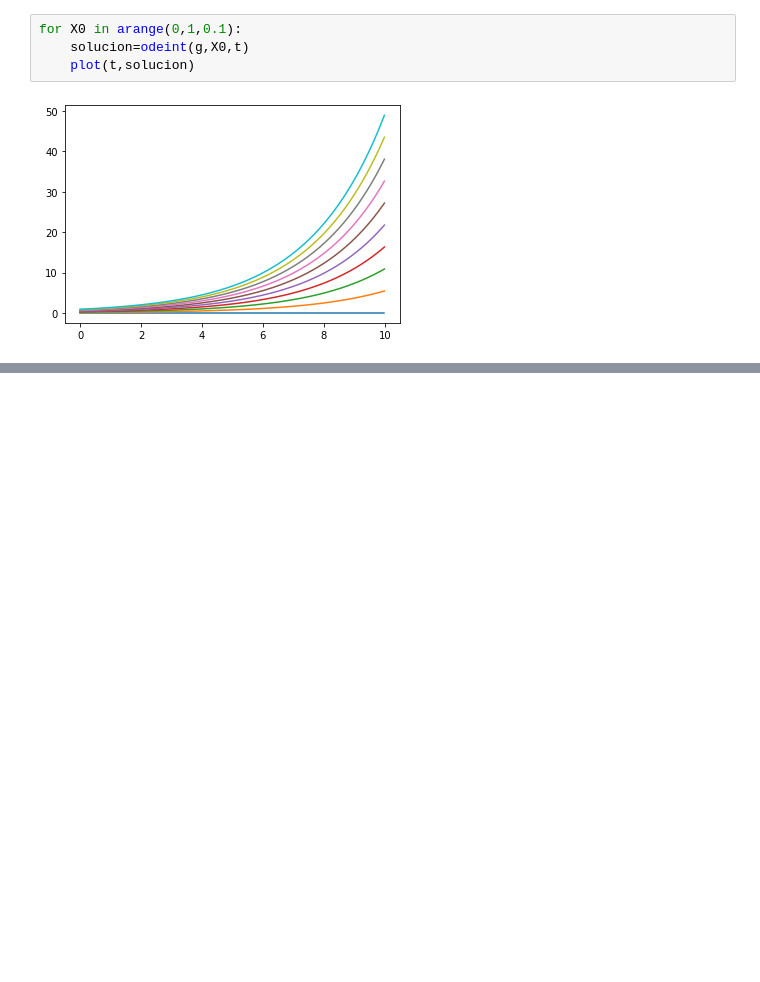
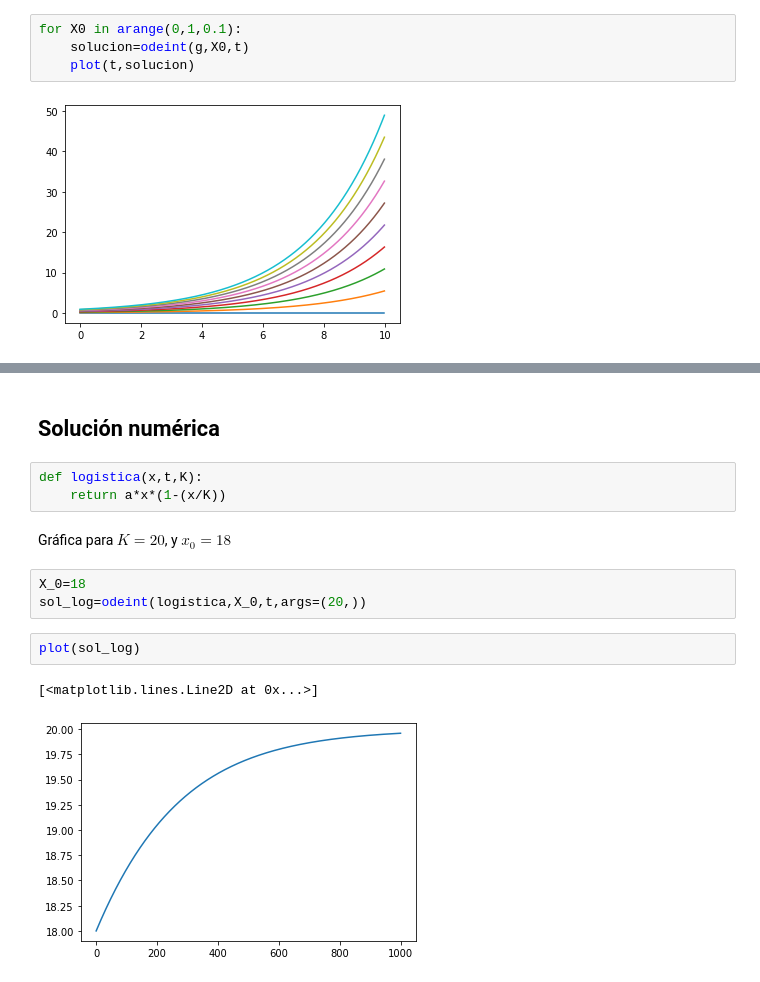
Before and after one commit to acb100cias/BioMateFC, a Jupyter notebook: Modelos de crecimiento.ipynb, the cells around one changed output, grey strips where cells are left out. Cells and saved outputs as stored; diff of their text form; blank space fills up the shorter version.

```diff
--- a/Modelos de crecimiento.ipynb
+++ b/Modelos de crecimiento.ipynb
@@ -117,0 +165,15 @@ $$
+# %% [markdown]
+## Solución numérica
+# %%
+def logistica(x,t,K):
+    return a*x*(1-(x/K))
+# %% [markdown]
+Gráfica para $K=20$, y $ x_0=18$
+# %%
+X_0=18
+sol_log=odeint(logistica,X_0,t,args=(20,))
+# %%
+plot(sol_log)
+# %% [output]
+[<matplotlib.lines.Line2D at 0x...>]
+[figure, added]
```
Also changed, not shown: parts of 5 cells of this notebook.
